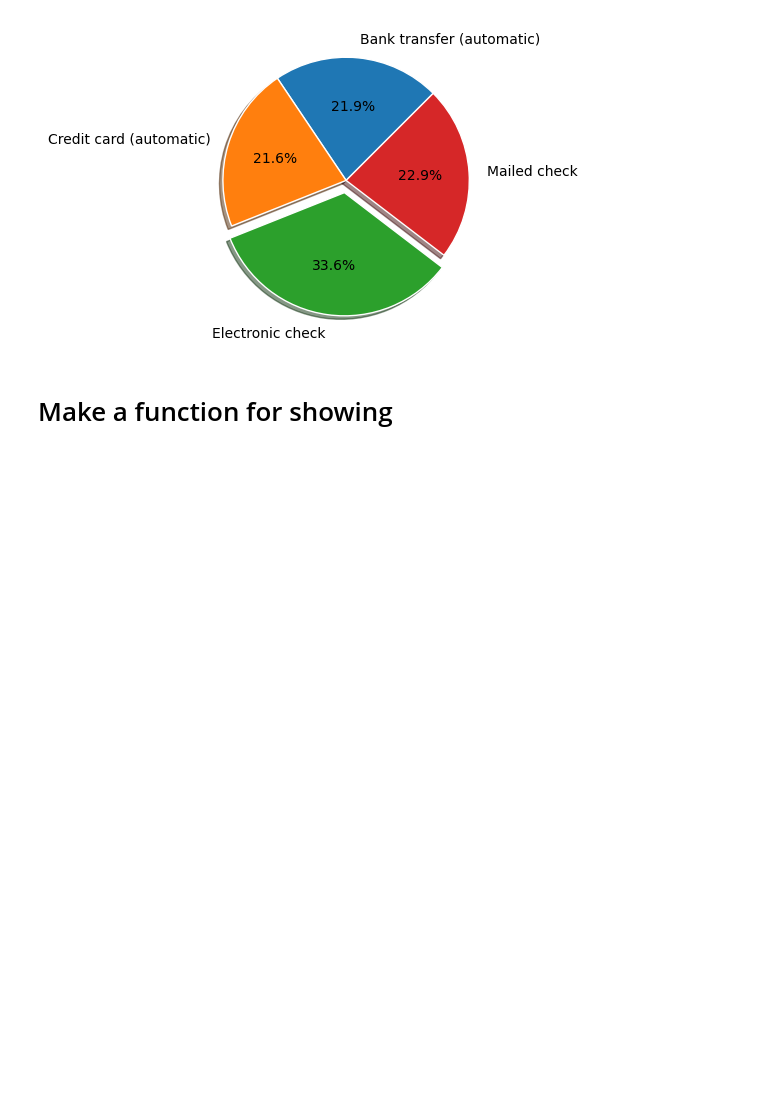
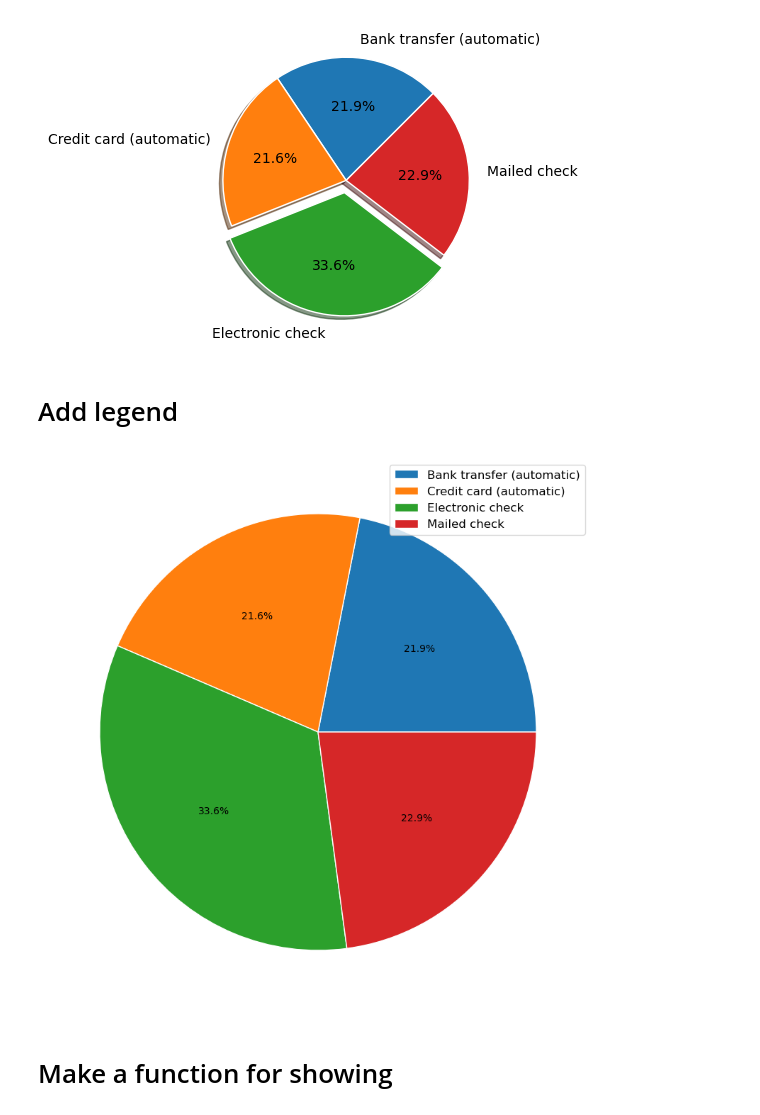
Before and after one commit to pritomsh/piechart-with-matplotlib, a Jupyter notebook: piechart-with-matplotlib.ipynb, the cells around one changed output. Cells and saved outputs as stored; diff of their text form; code cells hidden in the pictures; blank space fills up the shorter version.

```diff
--- a/piechart-with-matplotlib.ipynb
+++ b/piechart-with-matplotlib.ipynb
@@ -182,6 +188,19 @@ plt.pie(values, labels=labels,
 plt.show();
 # %% [output]
 [figure]
+# %% [markdown]
+# Add legend
+# %%
+plt.figure(figsize=(10,10))
+
+plt.pie(values,
+        wedgeprops = { 'linewidth' : 1, 'edgecolor' : 'white' },
+        autopct='%1.1f%%',);
+plt.legend(labels, loc='best', fontsize=12)
+
+plt.show();
+# %% [output]
+[figure, added]
 # %% [markdown]
 #  Make a function  for showing
 # %%
```
Also changed, not shown: parts of 12 cells of this notebook.
